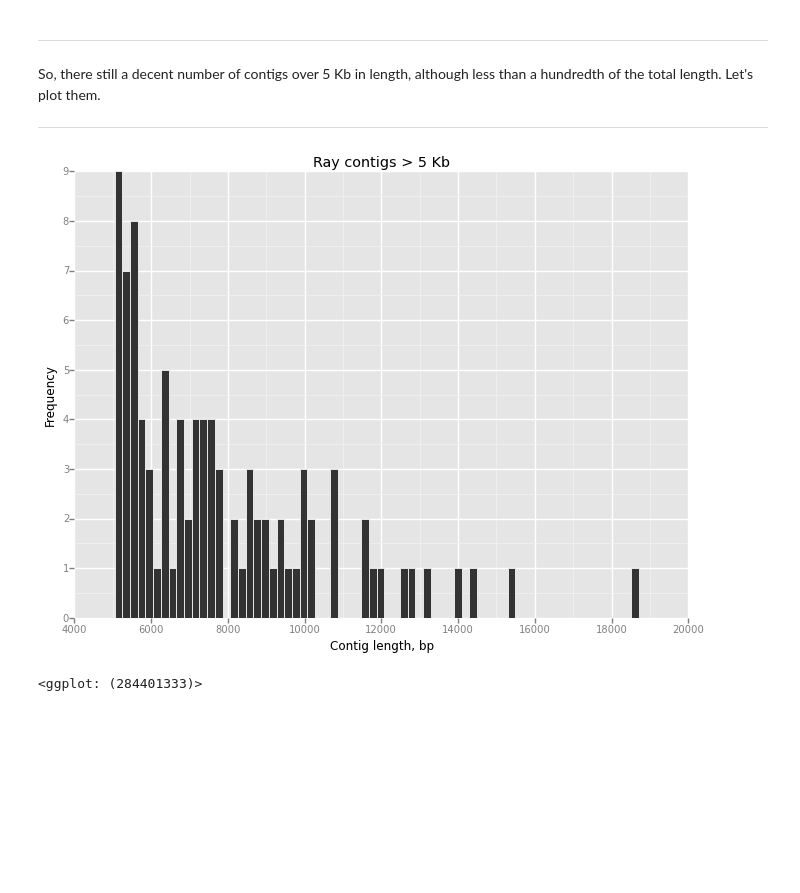
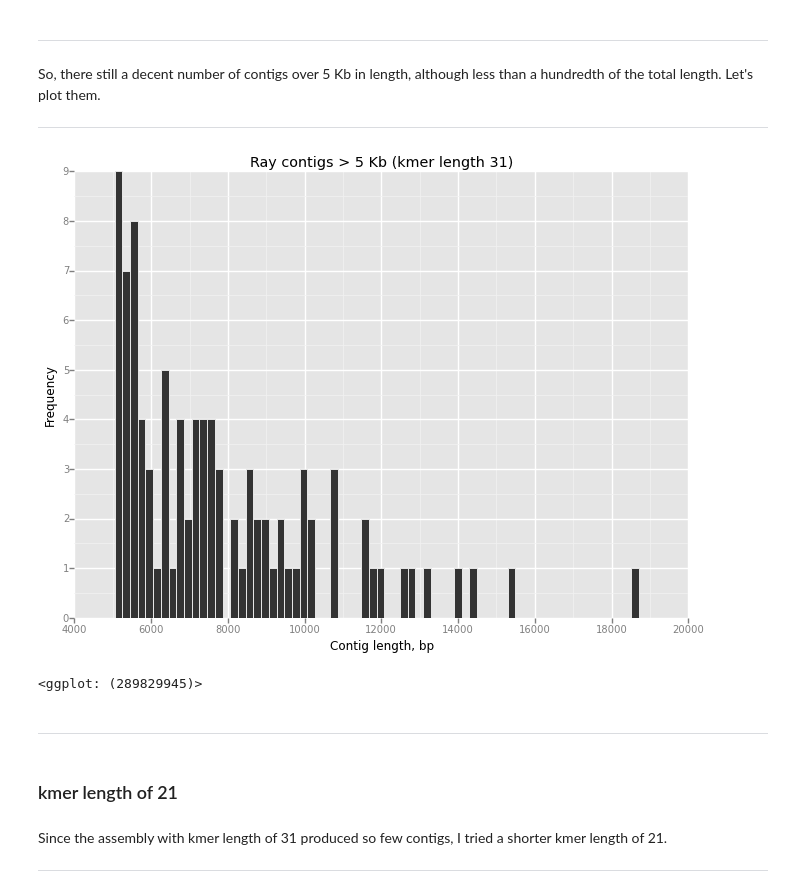
Before and after one commit to sandyjmacdonald/iPython_notebooks, a Jupyter notebook: assemblers/Metagenome_assembly.ipynb, the cells around one changed output. Drawn from its saved outputs; the diff is of its cells as text; code cells hidden in the pictures; blank space fills up the shorter version.

Commit message:
Added details of Ray assembly with shorter kmer length of 21

```diff
--- a/assemblers/Metagenome_assembly.ipynb
+++ b/assemblers/Metagenome_assembly.ipynb
@@ -26,11 +26,11 @@ Let's load in our contigs file from MEGAHIT and run it through BioPython to pull
 
 ------------------------
 # %%
-fasta = '/Users/sandyjmacdonald/Documents/C2D2/Symlinks/megahit_contigs.fa'
-lengths = {}
+mh_fasta = '/Users/sandyjmacdonald/Documents/C2D2/Symlinks/megahit_contigs.fa'
+mh_lengths = {}
 
-for seq in SeqIO.parse(fasta, 'fasta'):
-	lengths[seq.id] = len(seq)
+for seq in SeqIO.parse(mh_fasta, 'fasta'):
+	mh_lengths[seq.id] = len(seq)
 # %% [markdown]
 ------------------------
 ... and then add those lengths into a Pandas dataframe.
@@ -103,18 +105,18 @@ The assembly took 4 hours, 50 minutes using 16 threads and a k-mer length of 31.
 # %%
-fasta = '/Users/sandyjmacdonald/Documents/C2D2/Symlinks/ray_scaffolds.fa'
-lengths = {}
+r31_fasta = '/Users/sandyjmacdonald/Documents/C2D2/Symlinks/ray_scaffolds.fa'
+r31_lengths = {}
 
-for seq in SeqIO.parse(fasta, 'fasta'):
-	lengths[seq.id] = len(seq)
+for seq in SeqIO.parse(r31_fasta, 'fasta'):
+	r31_lengths[seq.id] = len(seq)
 # %% [markdown]
 ------------------------
 Let's look at the contigs lengths from Ray.
 
 ------------------------
 # %%
-d = {'lengths': Series(lengths.values(), index=lengths.keys())}
-df = DataFrame(d)
-df.describe().apply(Series.round)
+r31_d = {'lengths': Series(r31_lengths.values(), index=r31_lengths.keys())}
+r31_df = DataFrame(r31_d)
+r31_df.describe().apply(Series.round)
 # %% [output]
 |  | lengths |
 | count | 52664 |
@@ -133,8 +135,8 @@ We'll look at the number of contigs over 5 Kb in length.
 
 ------------------------
 # %%
-df = df[df['lengths'] > 5000]
-df.describe().apply(Series.round)
+r31_df = r31_df[r31_df['lengths'] > 5000]
+r31_df.describe().apply(Series.round)
 # %% [output]
 |  | lengths |
 | count | 93 |
@@ -155,8 +157,16 @@ So, there still a decent number of contigs over 5 Kb in length, although less th
 
 ------------------------
 # %%
-p = ggplot(aes(x='lengths'), data=df)
-p + geom_histogram(stat='bin', binwidth=200) + ggtitle("Ray contigs > 5 Kb") + labs("Contig length, bp", "Frequency")
+r31_p = ggplot(aes(x='lengths'), data=r31_df)
+r31_p + geom_histogram(stat='bin', binwidth=200) + ggtitle("Ray contigs > 5 Kb (kmer length 31)") + labs("Contig length, bp", "Frequency")
 # %% [output]
-[figure, old version]
+[figure, new version]
-<ggplot: (284401333)>
+<ggplot: (289829945)>
+# %% [markdown]
+------------------------
+# %% [markdown]
+### kmer length of 21
+# %% [markdown]
+Since the assembly with kmer length of 31 produced so few contigs, I tried a shorter kmer length of 21.
+
+------------------------
```
Also changed, not shown: parts of 13 cells of this notebook.
